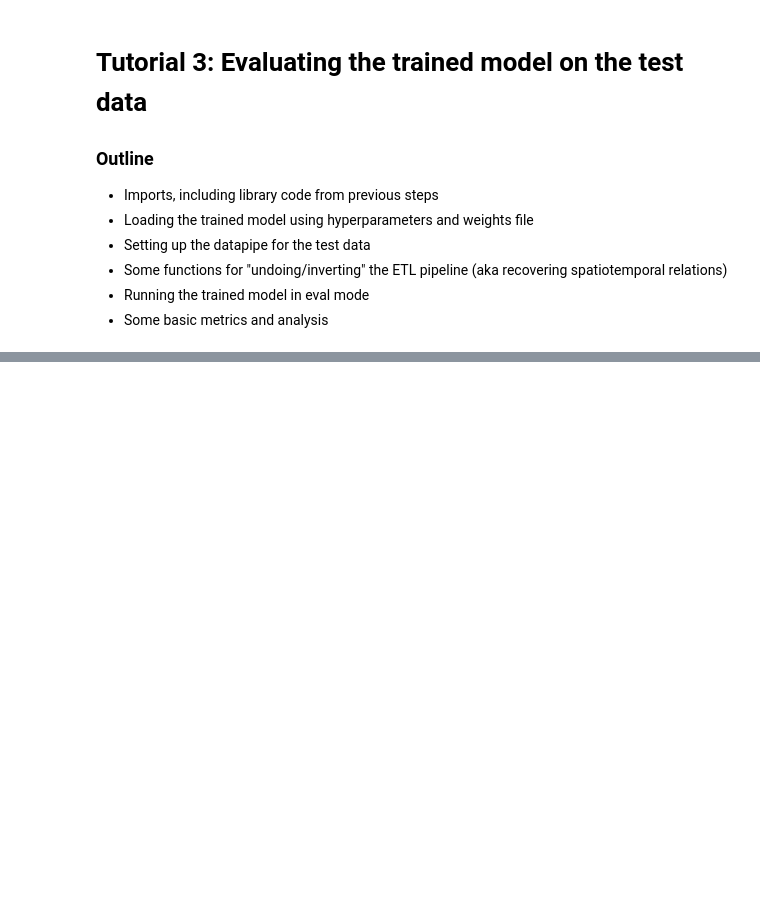
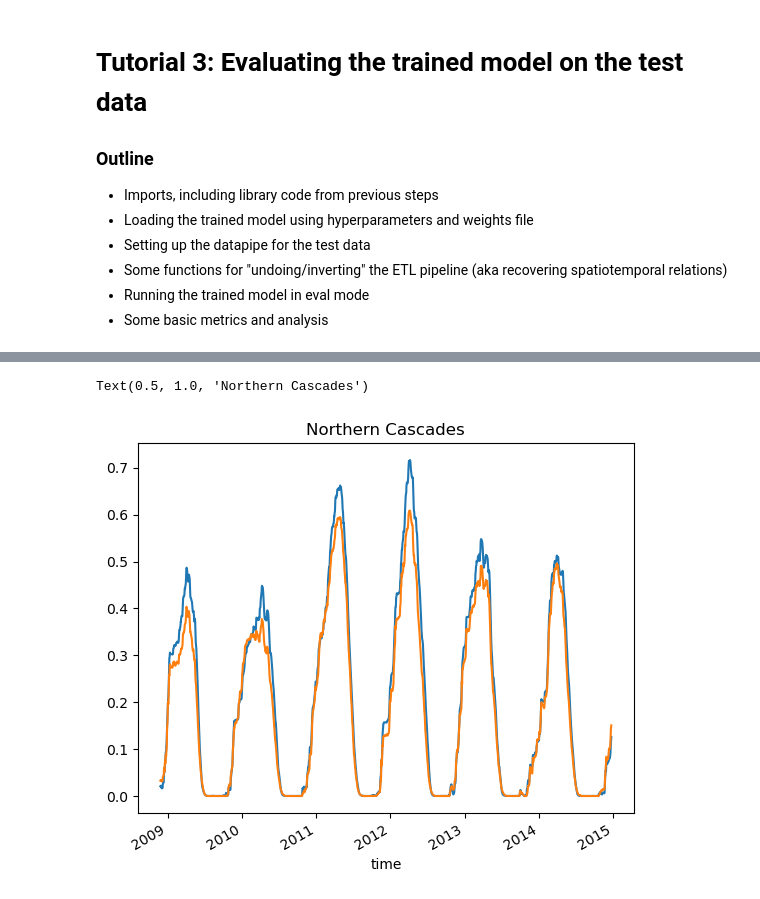
Before and after one commit to geo-smart/global_lstm_swe_modeling, a Jupyter notebook: book/3_application_on_testing_data.ipynb, the cells around one changed output, grey strips where cells are left out. Saved outputs shown, nothing was run; the diff lists cells and outputs as text; code cells hidden in the pictures; blank space fills up the shorter version.

```diff
--- a/book/3_application_on_testing_data.ipynb
+++ b/book/3_application_on_testing_data.ipynb
@@ -96,0 +144,8 @@ loc = {'lat': 47, 'lon': 245}
+# %%
+loc = {'lat': slice(49, 47), 'lon': slice(238, 240), }# 'method': 'nearest'}
+swe_true.sel(**loc).mean(dim=['lat', 'lon']).plot()
+(3 * swe_pred).sel(**loc).mean(dim=['lat', 'lon']).plot()
+plt.title('Northern Cascades')
+# %% [output]
+Text(0.5, 1.0, 'Northern Cascades')
+[figure, added]
```
Also changed, not shown: parts of 26 cells of this notebook, 4 other files.
